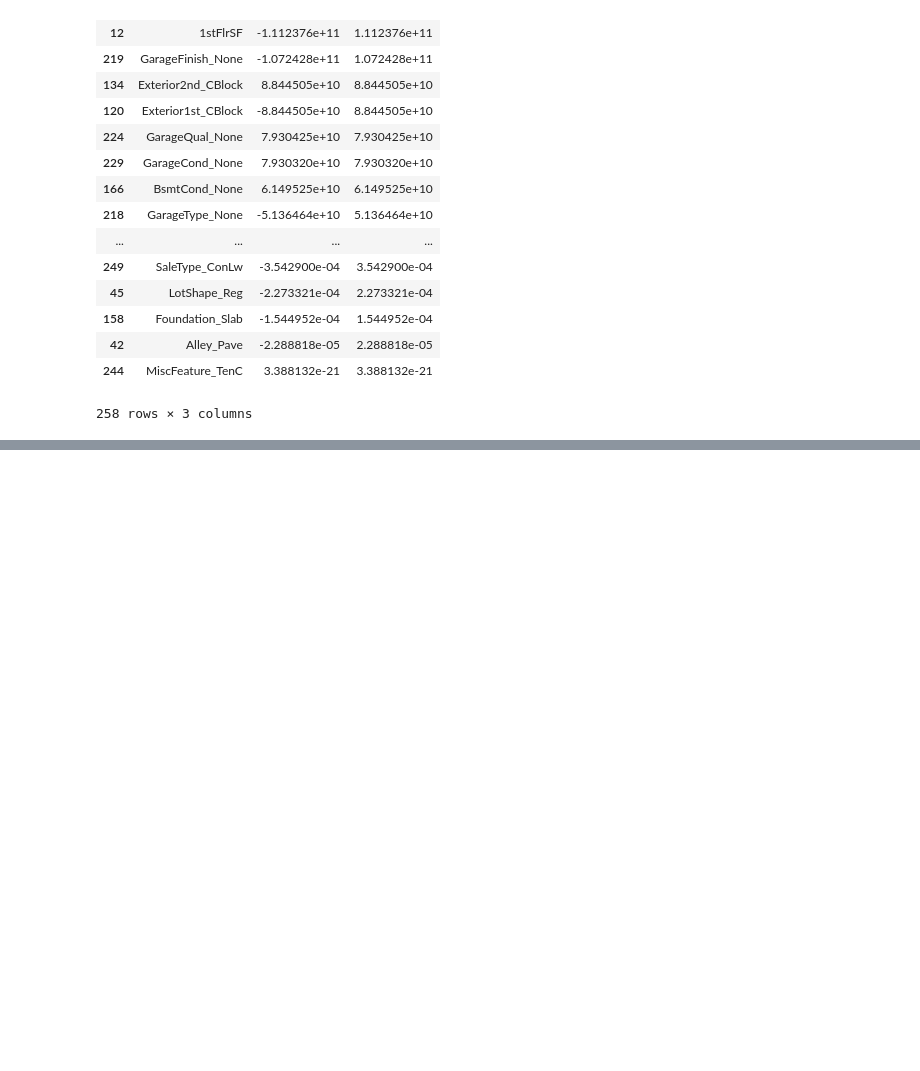
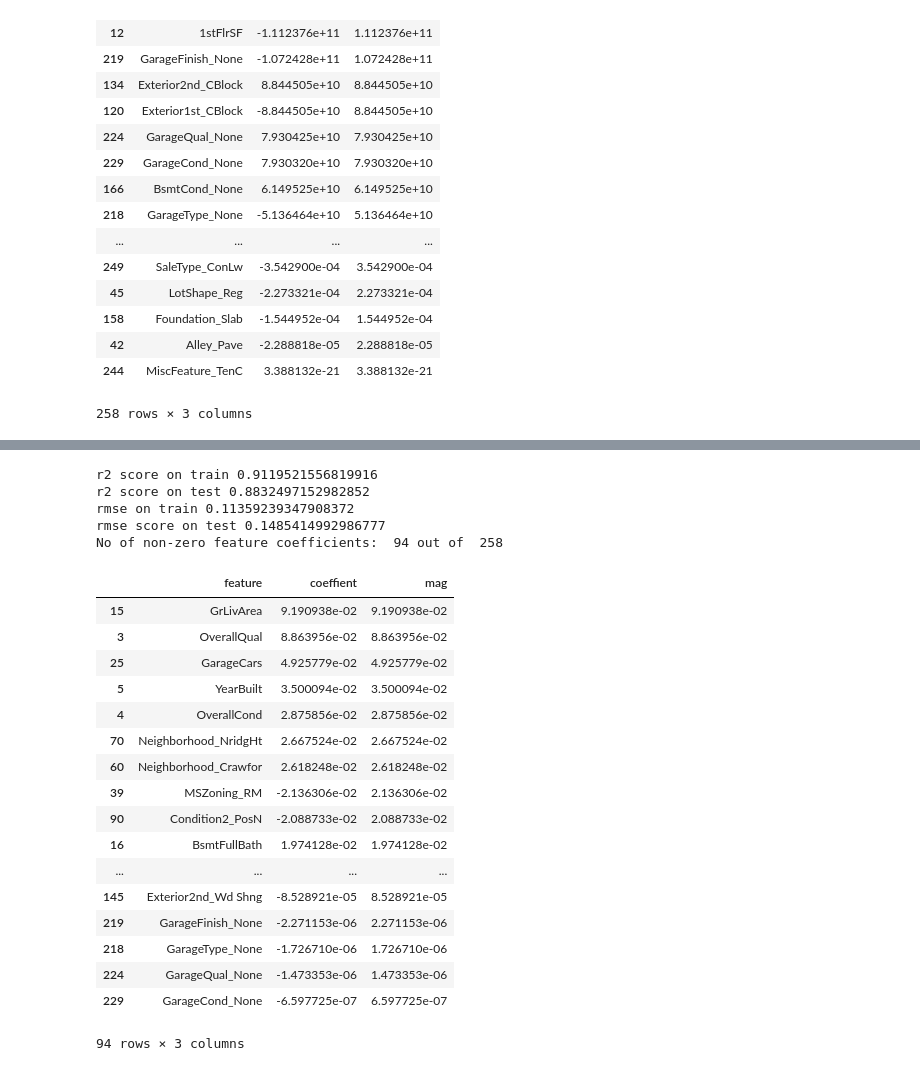
Before and after one commit to sohanlal1234/machine-learning, a Jupyter notebook: demos/Day 2 - regularization.ipynb, the cells around one changed output, grey strips where cells are left out. Saved outputs shown, nothing was run; the diff lists cells and outputs as text; code cells hidden in the pictures; blank space fills up the shorter version.

```diff
--- a/demos/Day 2 - regularization.ipynb
+++ b/demos/Day 2 - regularization.ipynb
@@ -167,0 +234,63 @@ summary.sort_values("mag", ascending = False)
+# %%
+target = "SalesPrice"
+
+y = df[target]
+y = np.log(y)
+X = df.drop(columns=target)
+
+X_dummy = pd.get_dummies(X, drop_first=True)
+
+
+X_train, X_test, y_train, y_test = model_selection.train_test_split(X_dummy.values, y
+                                        , test_size = 0.3, random_state = 1)
+
+pipe = pipeline.Pipeline([
+    #("poly", preprocessing.PolynomialFeatures(degree=2, include_bias=False)),
+    ("scaler", preprocessing.StandardScaler()),
+    ("est", linear_model.ElasticNet(alpha = 0.01, random_state = 1, l1_ratio = 0.5))
+])
+
+pipe.fit(X_train, y_train)
+
+est = pipe.steps[-1][-1]
+
+y_train_pred = pipe.predict(X_train)
+y_test_pred = pipe.predict(X_test)
+
+print("r2 score on train", metrics.r2_score(y_train, y_train_pred))
+print("r2 score on test", metrics.r2_score(y_test, y_test_pred))
+
+print("rmse on train", np.sqrt(metrics.mean_squared_error(y_train, y_train_pred)))
+print("rmse score on test", np.sqrt(metrics.mean_squared_error(y_test, y_test_pred)))
+
+summary = pd.DataFrame({"feature": X_dummy.columns, "coeffient": est.coef_})
+summary["mag"] = np.abs(summary.coeffient)
+summary = summary.sort_values("mag", ascending = False)
+summary = summary[summary.mag>0]
+print("No of non-zero feature coefficients: ", summary.shape[0]
+      , "out of ", X_train.shape[1], )
+summary
+# %% [output]
+r2 score on train 0.9119521556819916
+r2 score on test 0.8832497152982852
+rmse on train 0.11359239347908372
+rmse score on test 0.1485414992986777
+No of non-zero feature coefficients:  94 out of  258
+|  | feature | coeffient | mag |
+| 15 | GrLivArea | 9.190938e-02 | 9.190938e-02 |
+| 3 | OverallQual | 8.863956e-02 | 8.863956e-02 |
+| 25 | GarageCars | 4.925779e-02 | 4.925779e-02 |
+| 5 | YearBuilt | 3.500094e-02 | 3.500094e-02 |
+| 4 | OverallCond | 2.875856e-02 | 2.875856e-02 |
+| 70 | Neighborhood_NridgHt | 2.667524e-02 | 2.667524e-02 |
+| 60 | Neighborhood_Crawfor | 2.618248e-02 | 2.618248e-02 |
+| 39 | MSZoning_RM | -2.136306e-02 | 2.136306e-02 |
+| 90 | Condition2_PosN | -2.088733e-02 | 2.088733e-02 |
+| 16 | BsmtFullBath | 1.974128e-02 | 1.974128e-02 |
+| ... | ... | ... | ... |
+| 145 | Exterior2nd_Wd Shng | -8.528921e-05 | 8.528921e-05 |
+| 219 | GarageFinish_None | -2.271153e-06 | 2.271153e-06 |
+| 218 | GarageType_None | -1.726710e-06 | 1.726710e-06 |
+| 224 | GarageQual_None | -1.473353e-06 | 1.473353e-06 |
+| 229 | GarageCond_None | -6.597725e-07 | 6.597725e-07 |
+94 rows × 3 columns
```
Also changed, not shown: parts of 3 cells of this notebook.
